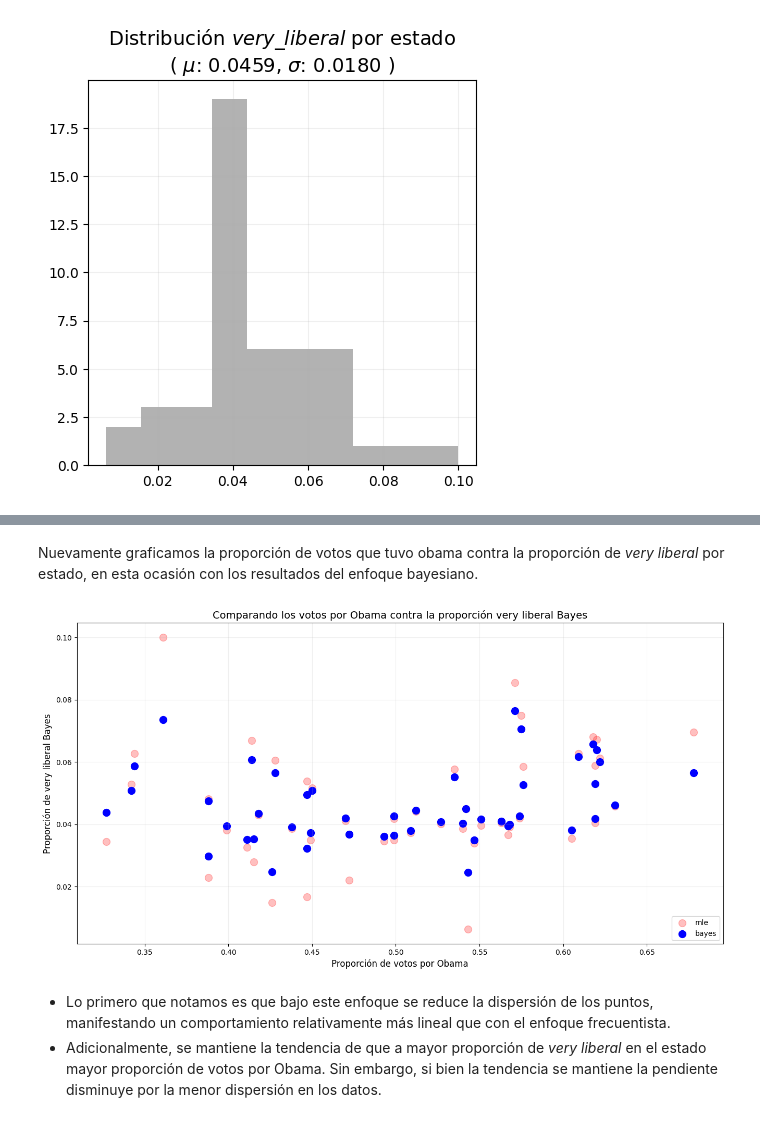
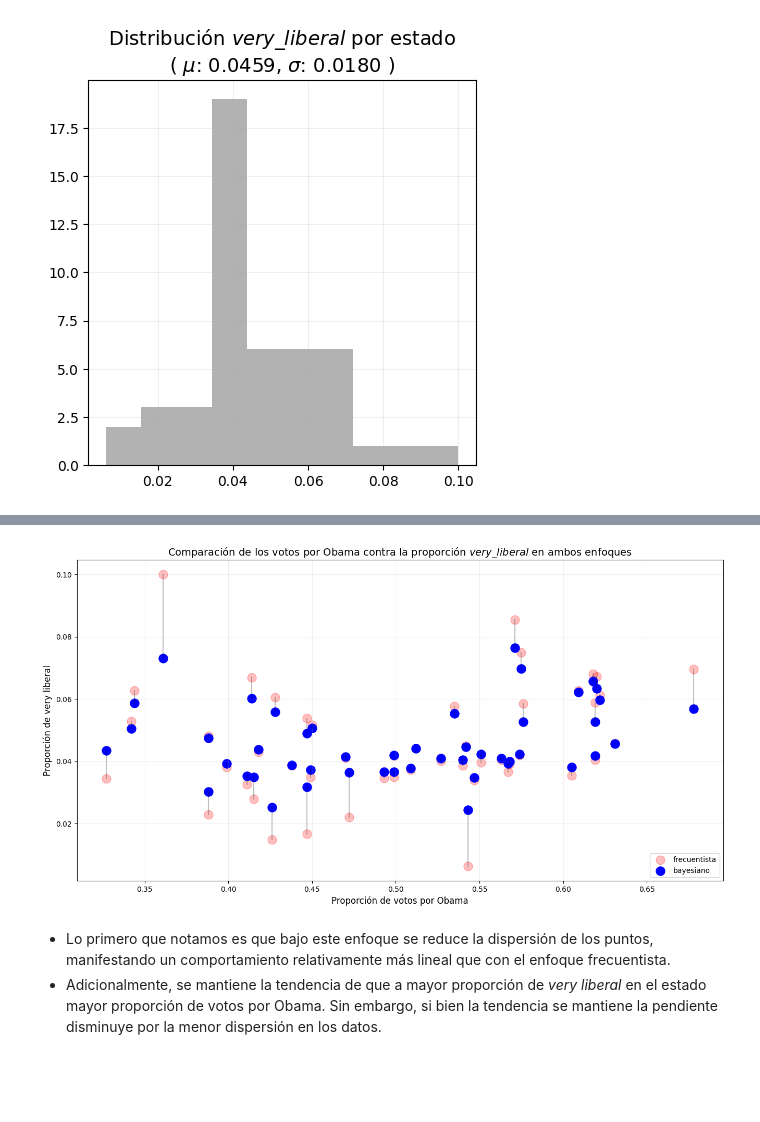
Before and after one commit to CAMM961001/bayes-first-steps, a Jupyter notebook: bayes-first-steps.ipynb, the cells around one changed output, grey strips where cells are left out. Cells and saved outputs as stored; diff of their text form; code cells hidden in the pictures; blank space fills up the shorter version.

Commit message:
Graficando desplazamientos por estado

```diff
--- a/bayes-first-steps.ipynb
+++ b/bayes-first-steps.ipynb
@@ -354,17 +343,0 @@ Comparamos el desplazamiento del estimador MLE provocado por la distribucón ini
-# %%
-plt.figure(figsize=plot_settings['figsize'])
-plt.scatter(x=prop['survey_total'], y=prop['prop_mle'], color='tab:blue', s=100, label='mle')
-plt.scatter(x=prop['survey_total'], y=prop['prop_bayes'], color='tab:green', s=100, label='bayes')
-
-for idx in prop.index:
-    x = prop.loc[idx]['survey_total']
-    y_mle = prop.loc[idx]['prop_mle']
-    y_bayes = prop.loc[idx]['prop_bayes']
-    plt.plot([x,x], [y_mle, y_bayes], color='black', alpha=0.25)
-
-plt.title('Comparación de estimadores de proporción', fontsize=plot_settings['title'])
-plt.xlabel('Recuento de votos por estado', fontsize=plot_settings['text'])
-plt.legend(fontsize=plot_settings['annotation'], loc=4)
-plt.grid(alpha=0.2)
-
-plt.show()
@@ -373,19 +344,35 @@ plt.show()
-# %% [markdown]
-Nuevamente graficamos la proporción de votos que tuvo obama contra la proporción de _very liberal_ por estado, en esta ocasión con los resultados del enfoque bayesiano.
 # %%
+#Se crea columna vacía en dataframe
+prop['prop_bayes'] = np.nan
+
+for idx in prop.index:
+    #Cálculo de la posterior
+    n = prop.loc[idx]['survey_total']
+    x = prop.loc[idx]['survey_very_lib']
+    posterior_mean = beta.rvs(a=(a+x), b=(b+n-x), size=sims).mean()
+
+    prop.loc[prop.index == idx, 'prop_bayes'] = posterior_mean
+
+#Graficando desplazamientos
 plt.figure(figsize=plot_settings['figsize'])
-plt.scatter(x=prop['vote_Obama_pct']/100, y=prop['prop_mle'], color='red', s=100, label='mle', alpha=0.25)
-plt.scatter(x=prop['vote_Obama_pct']/100, y=prop['prop_bayes'], color='blue', s=100, label='bayes')
+plt.scatter(x=prop['vote_Obama_pct']/100, y=prop['prop_mle'], color='red', s=150, label='frecuentista', alpha=0.25)
+plt.scatter(x=prop['vote_Obama_pct']/100, y=prop['prop_bayes'], color='blue', s=150, label='bayesiano')
+for idx in prop.index:
+    x = prop.loc[idx]['vote_Obama_pct']/100
+    y_mle = prop.loc[idx]['prop_mle']
+    y_bayes = prop.loc[idx]['prop_bayes']
+    plt.plot([x,x], [y_mle, y_bayes], color='black', alpha=0.25)
 
-plt.title('Comparando los votos por Obama contra la proporción very liberal Bayes', fontsize=plot_settings['title'])
+#Anotaciones y estilo
+plt.title(r'Comparación de los votos por Obama contra la proporción $very\_liberal$ en ambos enfoques', fontsize=plot_settings['title'])
 plt.xlabel('Proporción de votos por Obama', fontsize=plot_settings['text'])
-plt.ylabel('Proporción de very liberal Bayes', fontsize=plot_settings['text'])
+plt.ylabel('Proporción de very liberal', fontsize=plot_settings['text'])
 plt.legend(fontsize=plot_settings['annotation'], loc=4)
 plt.grid(alpha=0.2)
 
 plt.show()
 # %% [output]
-[figure, old version]
+[figure, new version]
 # %% [markdown]
 * Lo primero que notamos es que bajo este enfoque se reduce la dispersión de los puntos, manifestando un comportamiento relativamente más lineal que con el enfoque frecuentista.
 * Adicionalmente, se mantiene la tendencia de que a mayor proporción de _very liberal_ en el estado mayor proporción de votos por Obama. Sin embargo, si bien la tendencia se mantiene la pendiente disminuye por la menor dispersión en los datos.
```
Also changed, not shown: parts of 14 cells of this notebook.
